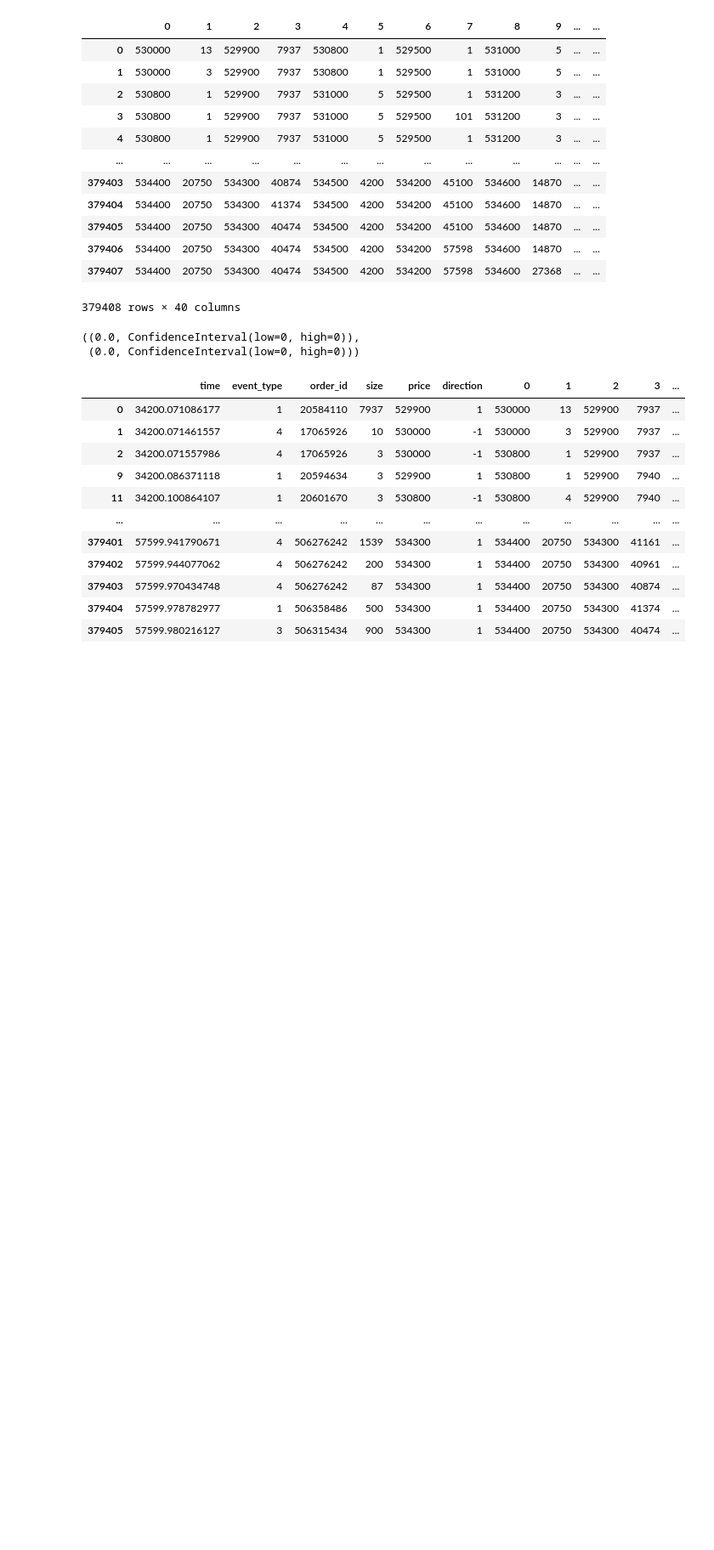
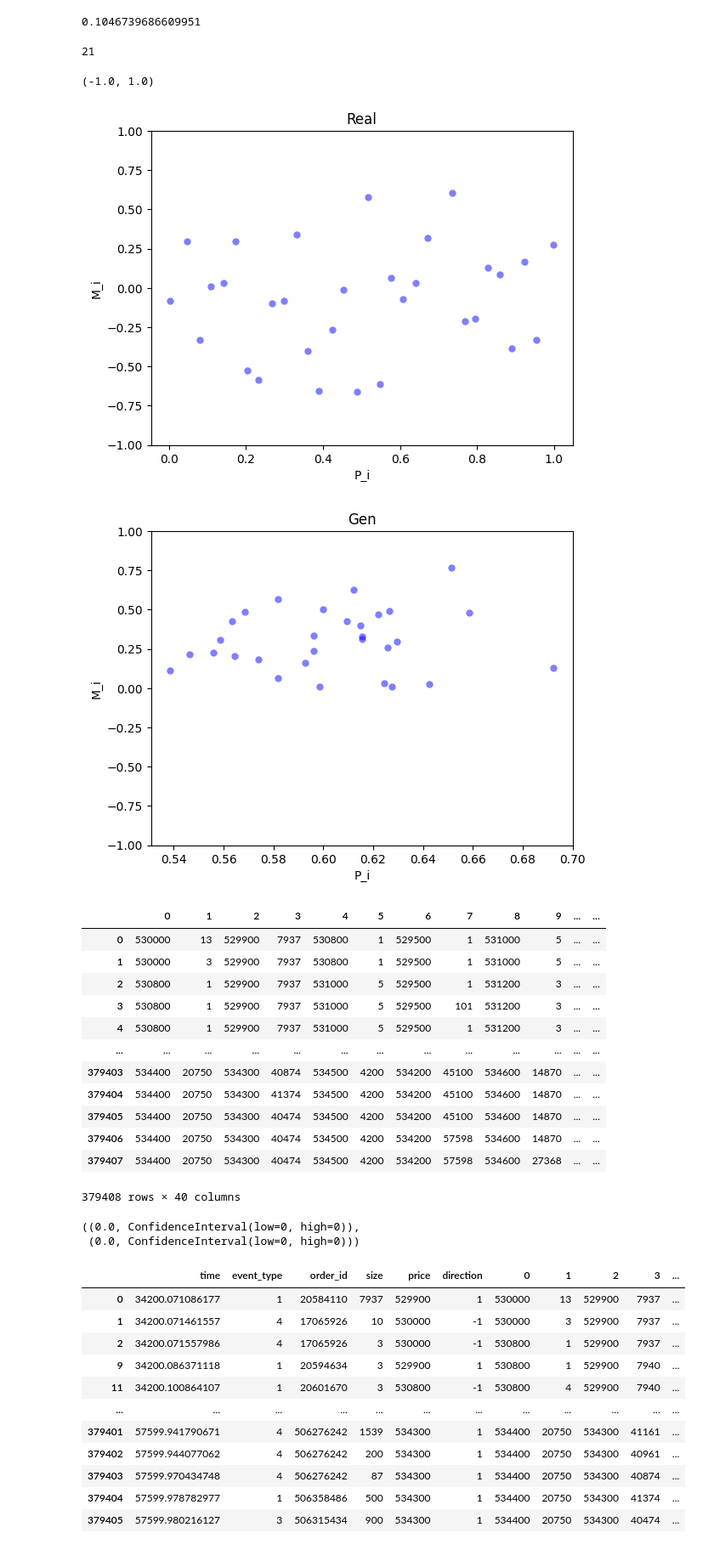
Before and after one commit to peernagy/lob_bench, a Jupyter notebook: eval.ipynb, the cells around one changed output. Shown at 85% size. Drawn from its saved outputs; the diff is of its cells as text; code cells hidden in the pictures; blank space fills up the shorter version.

```diff
--- a/eval.ipynb
+++ b/eval.ipynb
@@ -53,8 +88,11 @@ b_seqs = [data_loading.load_book_df(path) for path in book_paths]
 # %%
-root_path="/data1/sascha/data/GOOG/"
+root_path="/data1/sascha/data/sqrt/GOOG/"
 
 loader = data_loading.Simple_Loader(
             real_data_path= root_path+"data_real",
             gen_data_path= root_path+"data_gen",
             cond_data_path=root_path+"data_cond",
 )
+# %%
+df=impact.macro_impact_compare(100000,100,32,loader)
+df
@@ -61,3 +117,38 @@ loader = data_loading.Simple_Loader(
+# %%
+ar=np.load('/data1/sascha/comparison_graphINTC_done2.npy',allow_pickle=False)
+np.mean(ar/21)
+# %% [output]
+0.1046739686609951
+# %%
+ar=np.load('/data1/sascha/x_vals_GOOG_done2.npy',allow_pickle=False)
+print(len(ar))
+# %% [output]
+21
+# %%
+fig = plt.figure()
+ax = plt.gca()
+ax.plot(df[1][:],df[0][:], 'o', c='blue', alpha=0.5, markeredgecolor='none')
+ax.set_title("Real")
+ax.set_ylabel("M_i")
+ax.set_xlabel("P_i")
+ax.set_ylim([-1,1])
+#ax.set_yscale('log')
+#ax.set_xscale('log')
+
+
+fig = plt.figure()
+ax = plt.gca()
+ax.plot(np.abs(df[3][:]),np.abs(df[2][:]), 'o', c='blue', alpha=0.5, markeredgecolor='none')
+ax.set_title("Gen")
+ax.set_ylabel("M_i")
+ax.set_xlabel("P_i")
+ax.set_ylim([-1,1])
+#ax.set_yscale('log')
+#ax.set_xscale('log')
+# %% [output]
+(-1.0, 1.0)
+[figure, added]
+[figure, added]
 # %%
 b_seqs[0]
 # %% [output]
```
Also changed, not shown: parts of 6 cells of this notebook, 1 other file.
